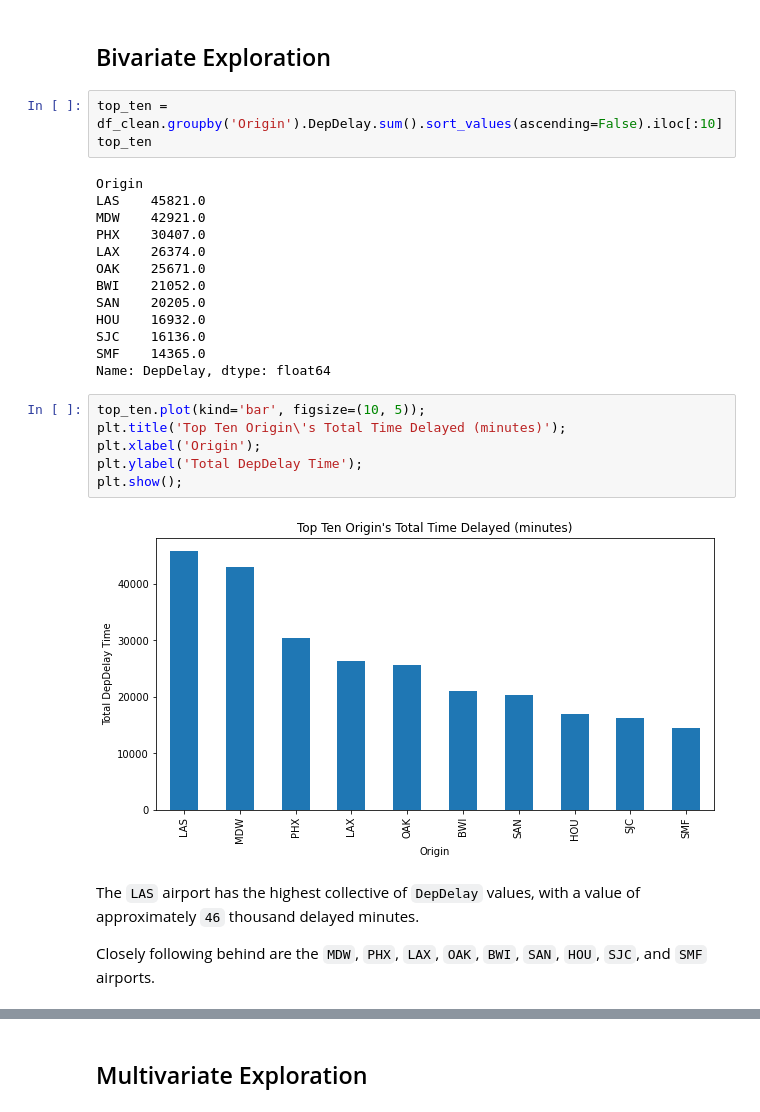
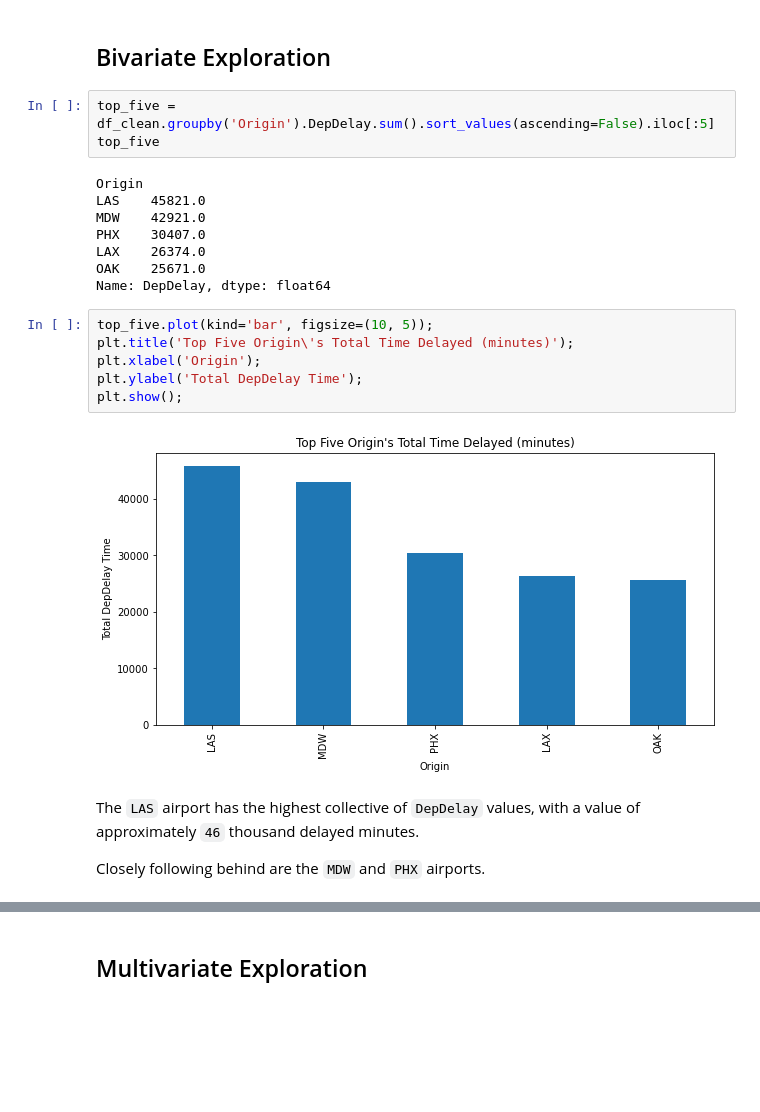
Before and after one commit to blue-santa/udacity-data-analytics, a Jupyter notebook: 05-Project/02-project/exploration_template.ipynb, the cells around one changed output, grey strips where cells are left out. Cells and saved outputs as stored; diff of their text form; blank space fills up the shorter version.

```diff
--- a/05-Project/02-project/exploration_template.ipynb
+++ b/05-Project/02-project/exploration_template.ipynb
@@ -357,8 +357,8 @@ However, were the RAM issue to be resolved, there are rows in the data set that
 # %% [markdown]
 ## Bivariate Exploration
 # %%
-top_ten = df_clean.groupby('Origin').DepDelay.sum().sort_values(ascending=False).iloc[:10]
-top_ten
+top_five = df_clean.groupby('Origin').DepDelay.sum().sort_values(ascending=False).iloc[:5]
+top_five
 # %% [output]
 Origin
 LAS    45821.0
@@ -366,24 +366,19 @@ MDW    42921.0
 PHX    30407.0
 LAX    26374.0
 OAK    25671.0
-BWI    21052.0
-SAN    20205.0
-HOU    16932.0
-SJC    16136.0
-SMF    14365.0
 Name: DepDelay, dtype: float64
 # %%
-top_ten.plot(kind='bar', figsize=(10, 5));
-plt.title('Top Ten Origin\'s Total Time Delayed (minutes)');
+top_five.plot(kind='bar', figsize=(10, 5));
+plt.title('Top Five Origin\'s Total Time Delayed (minutes)');
 plt.xlabel('Origin');
 plt.ylabel('Total DepDelay Time');
 plt.show();
 # %% [output]
-[figure, old version]
+[figure, new version]
 # %% [markdown]
 The `LAS` airport has the highest collective of `DepDelay` values, with a value of approximately `46` thousand delayed minutes.
 
-Closely following behind are the `MDW`, `PHX`, `LAX`, `OAK`, `BWI`, `SAN`, `HOU`, `SJC`, and `SMF` airports.
+Closely following behind are the `MDW` and `PHX` airports.
 # %% [markdown]
 ### Talk about some of the relationships you observed in this part of the investigation. How did the feature(s) of interest vary with other features in the dataset?
 
```
Also changed, not shown: parts of 5 cells of this notebook.
